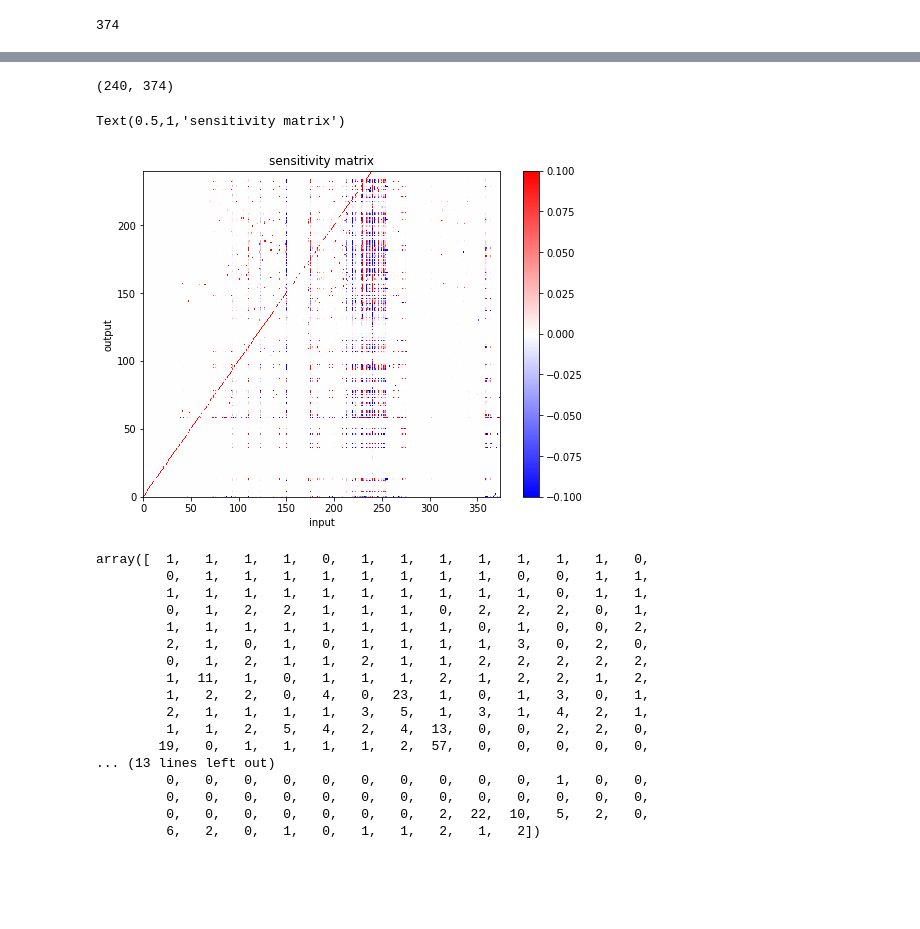
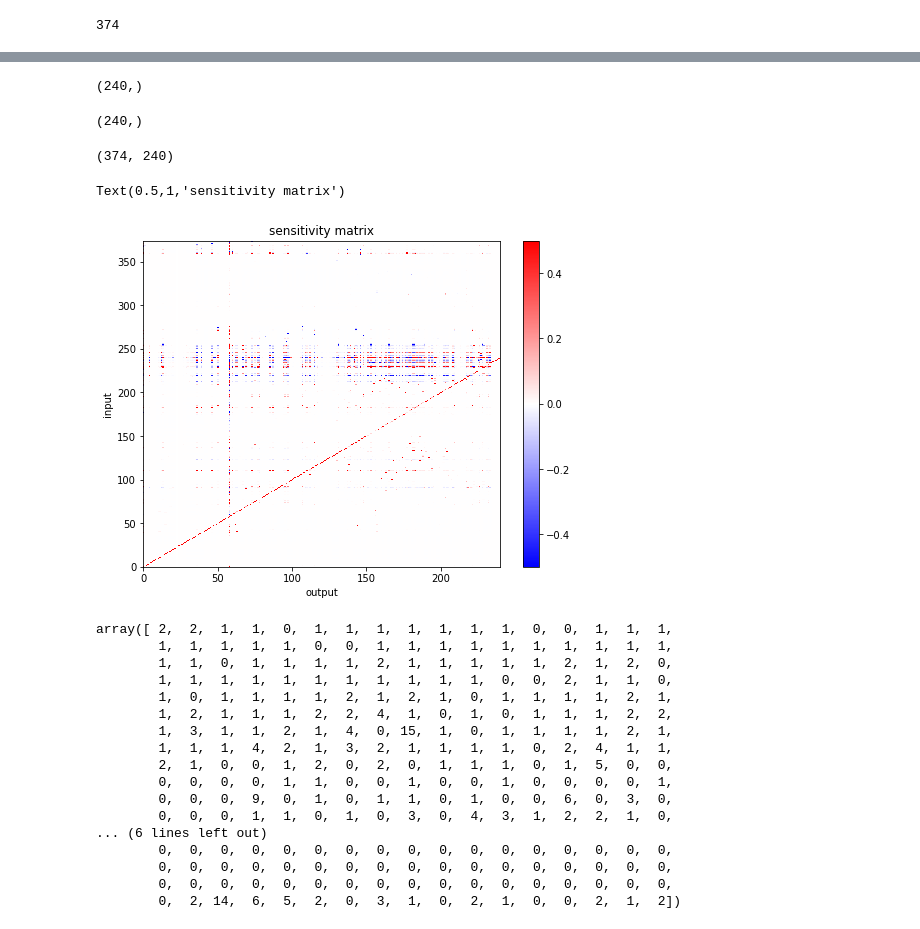
Before and after one commit to JiaweiZhuang/train_KPP, a Jupyter notebook: sensitivity_analysis.ipynb, the cells around one changed output, grey strips where cells are left out. Cells and saved outputs as stored; diff of their text form; code cells hidden in the pictures; blank space fills up the shorter version.

```diff
--- a/sensitivity_analysis.ipynb
+++ b/sensitivity_analysis.ipynb
@@ -63,6 +66,6 @@ ref_features.shape
 # %% [output]
 (374,)
 # %%
-ref_c_after = kpp4py.onestep(ref_c_before, ref_phy, ref_photol)
+ref_c_after = kpp4py.onestep(ref_c_before, ref_phy, ref_photol).ravel()
 ref_c_after.shape
 # %% [output]
@@ -77,17 +80,21 @@ n_features
 # %% [output]
 374
 # %%
-dr = 0.2 # perturb ratio
+dr = 0.1 # perturb ratio
 
 perturb_features = np.empty([n_features, n_features])
 
 perturb_features[:] = ref_features
 for i in range(n_features):
     perturb_features[i, i] *= (1.0+dr)
+
+perturb_c_before = perturb_features[:,0:n_c]
+perturb_phy = perturb_features[:,n_c:n_c+n_phy]
+perturb_jvals = perturb_features[:,n_c+n_phy:]
 # %%
 %%time
-perturb_c_after = kpp4py.onestep(perturb_features[:,0:n_c].T,
-                                 perturb_features[:,n_c:n_c+n_phy].T,
-                                 perturb_features[:,n_c+n_phy:].T)
+perturb_c_after = kpp4py.onestep(perturb_c_before.T,
+                                 perturb_phy.T,
+                                 perturb_jvals.T).T
 print(perturb_c_after.shape)
 # %% [output]
@@ -97,38 +104,46 @@ Wall time: 322 ms
+# %%
+ref_c_after.shape
+# %% [output]
+(240,)
+# %%
+ref_c_before.shape
+# %% [output]
+(240,)
 # %%
 A = (perturb_c_after/ref_c_after - 1)/dr # sensitivity matrix (relative change)
 A.shape
 # %% [output]
-(240, 374)
+(374, 240)
 # %%
 plt.figure(figsize=[8, 6])
-plt.pcolormesh(A, cmap='bwr', vmin=-0.1, vmax=0.1)
+plt.pcolormesh(A, cmap='bwr', vmin=-0.5, vmax=0.5)
 plt.colorbar()
-plt.ylabel('output')
-plt.xlabel('input')
+plt.ylabel('input')
+plt.xlabel('output')
 plt.title('sensitivity matrix')
 # %% [output]
 Text(0.5,1,'sensitivity matrix')
-[figure, old version]
+[figure, new version]
 # %%
-feature_importance = (np.abs(A) > 0.1).sum(axis=0)
+feature_importance = (np.abs(A) > 0.5).sum(axis=1)
 feature_importance
 # %% [output]
-array([  1,   1,   1,   1,   0,   1,   1,   1,   1,   1,   1,   1,   0,
-         0,   1,   1,   1,   1,   1,   1,   1,   1,   0,   0,   1,   1,
-         1,   1,   1,   1,   1,   1,   1,   1,   1,   1,   0,   1,   1,
-         0,   1,   2,   2,   1,   1,   1,   0,   2,   2,   2,   0,   1,
-         1,   1,   1,   1,   1,   1,   1,   1,   0,   1,   0,   0,   2,
-         2,   1,   0,   1,   0,   1,   1,   1,   1,   3,   0,   2,   0,
-         0,   1,   2,   1,   1,   2,   1,   1,   2,   2,   2,   2,   2,
-         1,  11,   1,   0,   1,   1,   1,   2,   1,   2,   2,   1,   2,
-         1,   2,   2,   0,   4,   0,  23,   1,   0,   1,   3,   0,   1,
-         2,   1,   1,   1,   1,   3,   5,   1,   3,   1,   4,   2,   1,
-         1,   1,   2,   5,   4,   2,   4,  13,   0,   0,   2,   2,   0,
-        19,   0,   1,   1,   1,   1,   2,  57,   0,   0,   0,   0,   0,
-... (13 lines left out)
-         0,   0,   0,   0,   0,   0,   0,   0,   0,   0,   1,   0,   0,
-         0,   0,   0,   0,   0,   0,   0,   0,   0,   0,   0,   0,   0,
-         0,   0,   0,   0,   0,   0,   0,   2,  22,  10,   5,   2,   0,
-         6,   2,   0,   1,   0,   1,   1,   2,   1,   2])
+array([ 2,  2,  1,  1,  0,  1,  1,  1,  1,  1,  1,  1,  0,  0,  1,  1,  1,
+        1,  1,  1,  1,  1,  0,  0,  1,  1,  1,  1,  1,  1,  1,  1,  1,  1,
+        1,  1,  0,  1,  1,  1,  1,  2,  1,  1,  1,  1,  1,  2,  1,  2,  0,
+        1,  1,  1,  1,  1,  1,  1,  1,  1,  1,  1,  0,  0,  2,  1,  1,  0,
+        1,  0,  1,  1,  1,  1,  2,  1,  2,  1,  0,  1,  1,  1,  1,  2,  1,
+        1,  2,  1,  1,  1,  2,  2,  4,  1,  0,  1,  0,  1,  1,  1,  2,  2,
+        1,  3,  1,  1,  2,  1,  4,  0, 15,  1,  0,  1,  1,  1,  1,  2,  1,
+        1,  1,  1,  4,  2,  1,  3,  2,  1,  1,  1,  1,  0,  2,  4,  1,  1,
+        2,  1,  0,  0,  1,  2,  0,  2,  0,  1,  1,  1,  0,  1,  5,  0,  0,
+        0,  0,  0,  0,  1,  1,  0,  0,  1,  0,  0,  1,  0,  0,  0,  0,  1,
+        0,  0,  0,  9,  0,  1,  0,  1,  1,  0,  1,  0,  0,  6,  0,  3,  0,
+        0,  0,  0,  1,  1,  0,  1,  0,  3,  0,  4,  3,  1,  2,  2,  1,  0,
+... (6 lines left out)
+        0,  0,  0,  0,  0,  0,  0,  0,  0,  0,  0,  0,  0,  0,  0,  0,  0,
+        0,  0,  0,  0,  0,  0,  0,  0,  0,  0,  0,  0,  0,  0,  0,  0,  0,
+        0,  0,  0,  0,  0,  0,  0,  0,  0,  0,  0,  0,  0,  0,  0,  0,  0,
+        0,  2, 14,  6,  5,  2,  0,  3,  1,  0,  2,  1,  0,  0,  2,  1,  2])
 # %%
 df_importance = pd.Series(feature_importance,
```
Also changed, not shown: parts of 13 cells of this notebook.
